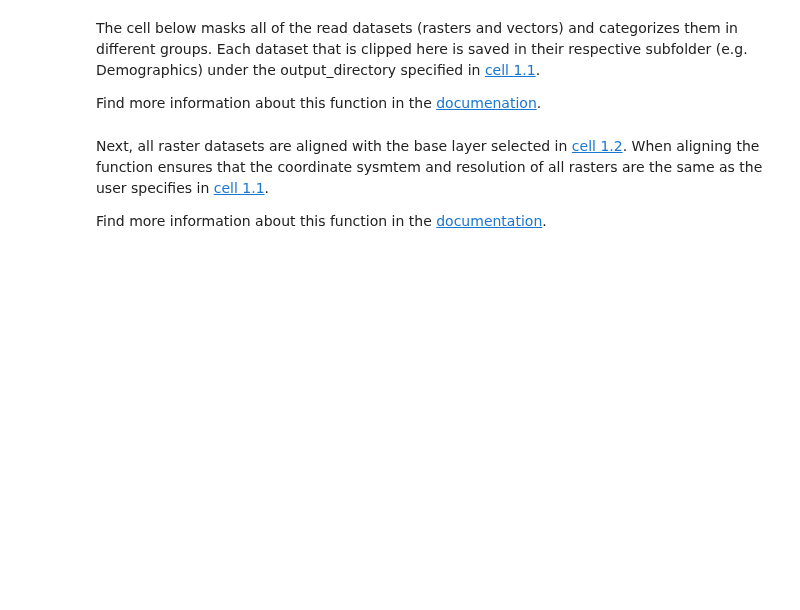
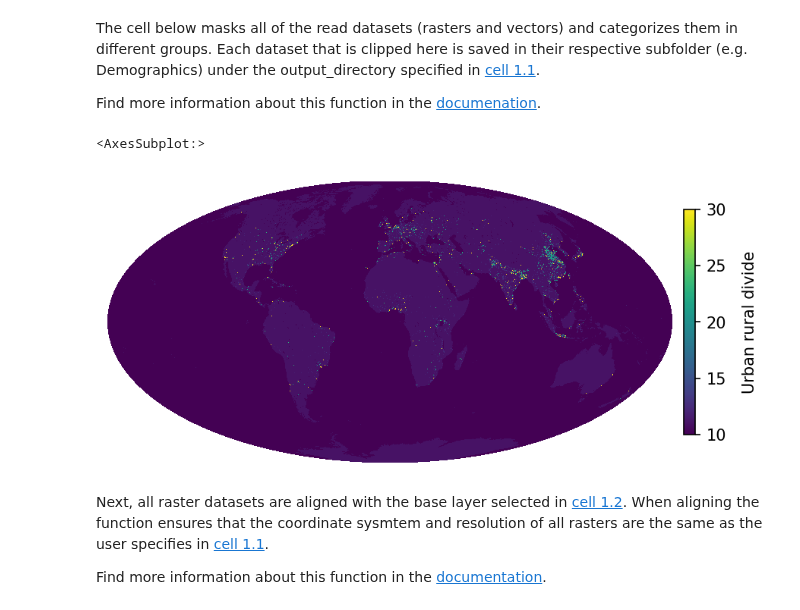
Before and after one commit to Open-Source-Spatial-Clean-Cooking-Tool/OnStove, a Jupyter notebook: example/OnStove_notebook.ipynb, the cells around one changed output. Cells and saved outputs as stored; diff of their text form; code cells hidden in the pictures; blank space fills up the shorter version.

```diff
--- a/example/OnStove_notebook.ipynb
+++ b/example/OnStove_notebook.ipynb
@@ -33,8 +40,8 @@ In this example we use the world mercator coordinate system (EPSG:3395) and a sp
 # %%
 start = time.time()
 
-data = DataProcessor(project_crs=3857, cell_size=(1000, 1000))
-output_directory = '../example/results'
+data = DataProcessor(project_crs=3395, cell_size=(1000, 1000))
+output_directory = '../example/KEN'
 data.output_directory = output_directory
 # %% [markdown]
 # Downloading example data from the Mendeley database
@@ -181,6 +188,11 @@ data.mask_layers(datasets={'Demographics': ['Population', 'Urban_rural_divide'],
                            'Electricity': ['Night_time_lights', 'MV_lines'],
                            'LPG': ['LPG Traveltime'],
                            'Biogas': ['Temperature']})
+# %%
+data.layers["Demographics"]["Urban_rural_divide"].plot()
+# %% [output]
+<AxesSubplot:>
+[figure, added]
 # %% [markdown]
 Next, all raster datasets are aligned with the base layer selected in [cell 1.2](#1.2.-Add-a-mask-and-base). When aligning the function ensures that the coordinate sysmtem and resolution of all rasters are the same as the user specifies in [cell 1.1](#1.1.-Create-a-data-processor).
 
```
Also changed, not shown: parts of 50 cells of this notebook, 9 other files.
